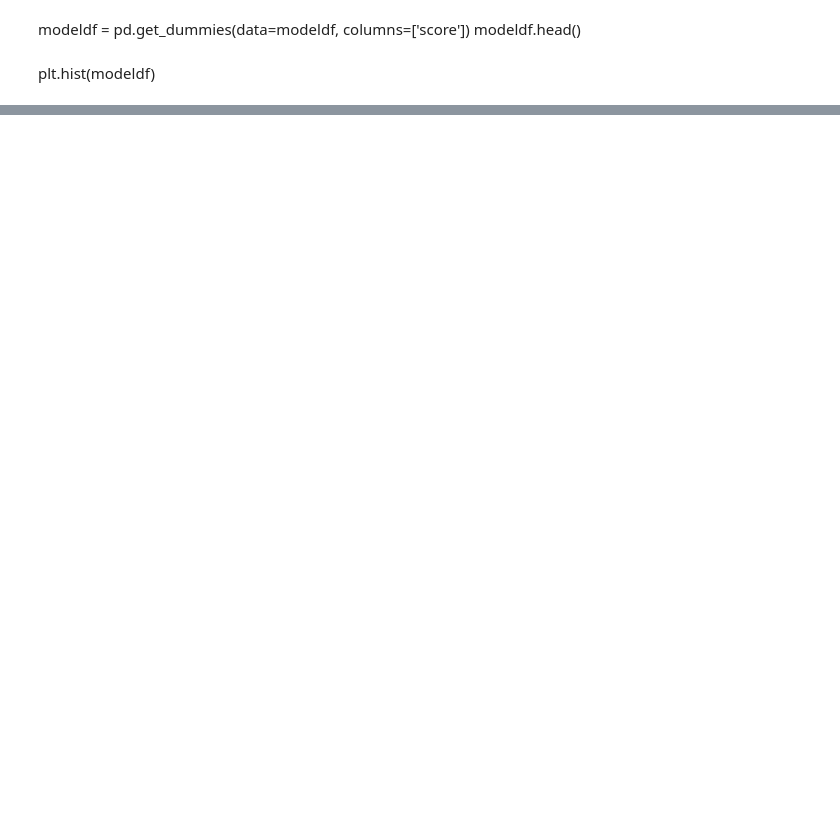
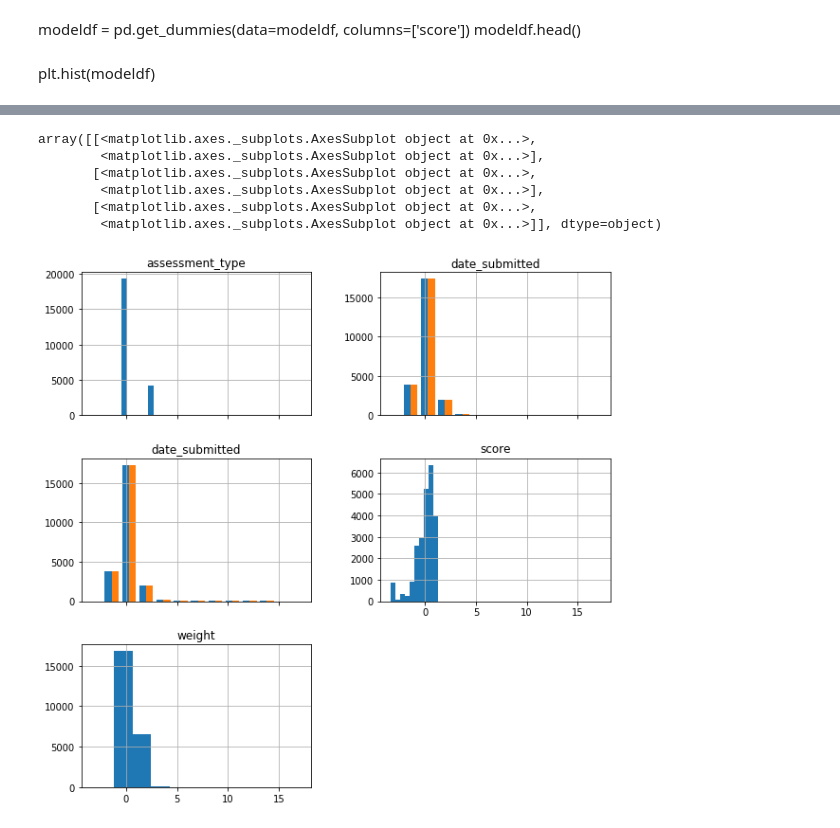
Before and after one commit to SamsonWorku/DATA-Project-1, a Jupyter notebook: Untitled.ipynb, the cells around one changed output, grey strips where cells are left out. Drawn from its saved outputs; the diff is of its cells as text; code cells hidden in the pictures; blank space fills up the shorter version.

```diff
--- a/Untitled.ipynb
+++ b/Untitled.ipynb
@@ -161,2 +206,12 @@ pd.DataFrame(
+# %%
+#Method 2: use scikit-learn to calculate z-scores
+
+#set StandardScale function to a variable (easier to type)
+#scaler will use z-score formula on the column
+scaler = StandardScaler()
+
+#fit_transform calculates the mean and std, and replaces any missing values w/ mean if needed
+#'Glucose' is in double set of square brackets in order to make it a dataframe
+score_zscore = scaler.fit_transform(modeldf[['score']])
 # %%
 plt.hist(modeldf)
@@ -186,0 +272,19 @@ sns.heatmap(modeldf)
+# %%
+#show z-score standardization for all columns
+
+#list to hold column names
+colnames = list(modeldf.columns)
+
+#calculate z-scores
+zscore_df = pd.DataFrame(scaler.fit_transform(modeldf), columns = colnames)
+
+#plot frequency distribution with same scale range
+zscore_df.hist(figsize=(10,10), sharex=True)
+# %% [output]
+array([[<matplotlib.axes._subplots.AxesSubplot object at 0x...>,
+        <matplotlib.axes._subplots.AxesSubplot object at 0x...>],
+       [<matplotlib.axes._subplots.AxesSubplot object at 0x...>,
+        <matplotlib.axes._subplots.AxesSubplot object at 0x...>],
+       [<matplotlib.axes._subplots.AxesSubplot object at 0x...>,
+        <matplotlib.axes._subplots.AxesSubplot object at 0x...>]], dtype=object)
+[figure, added]
```
Also changed, not shown: parts of 16 cells of this notebook.
